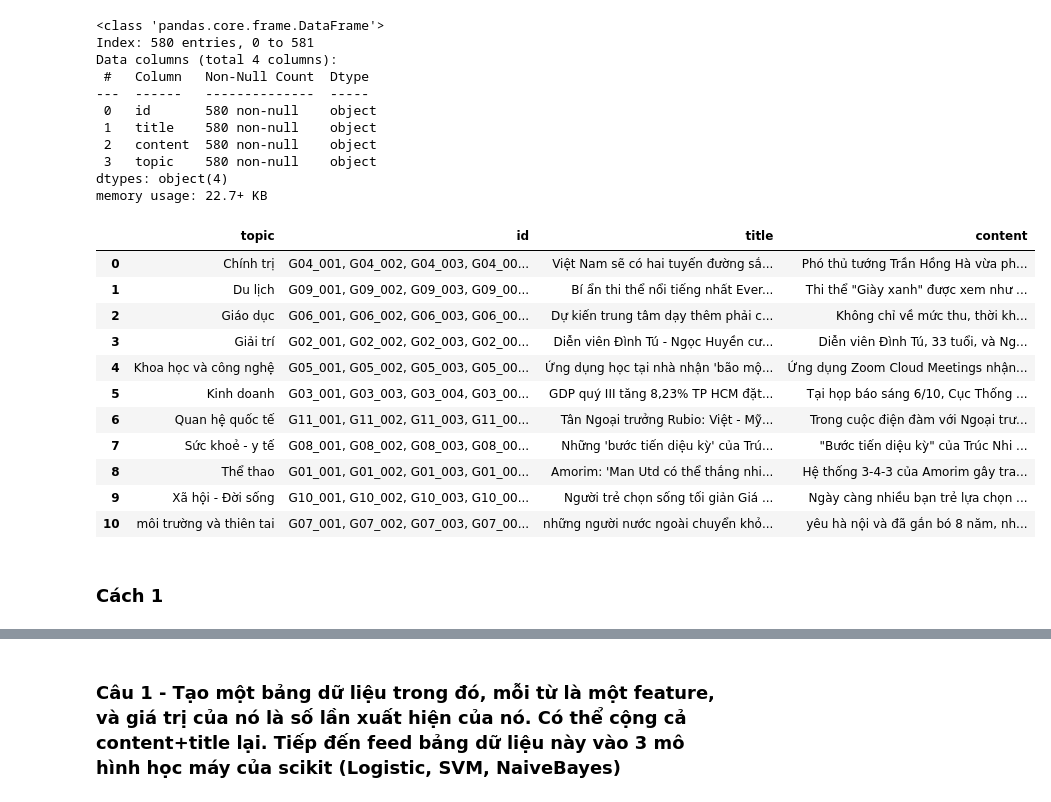
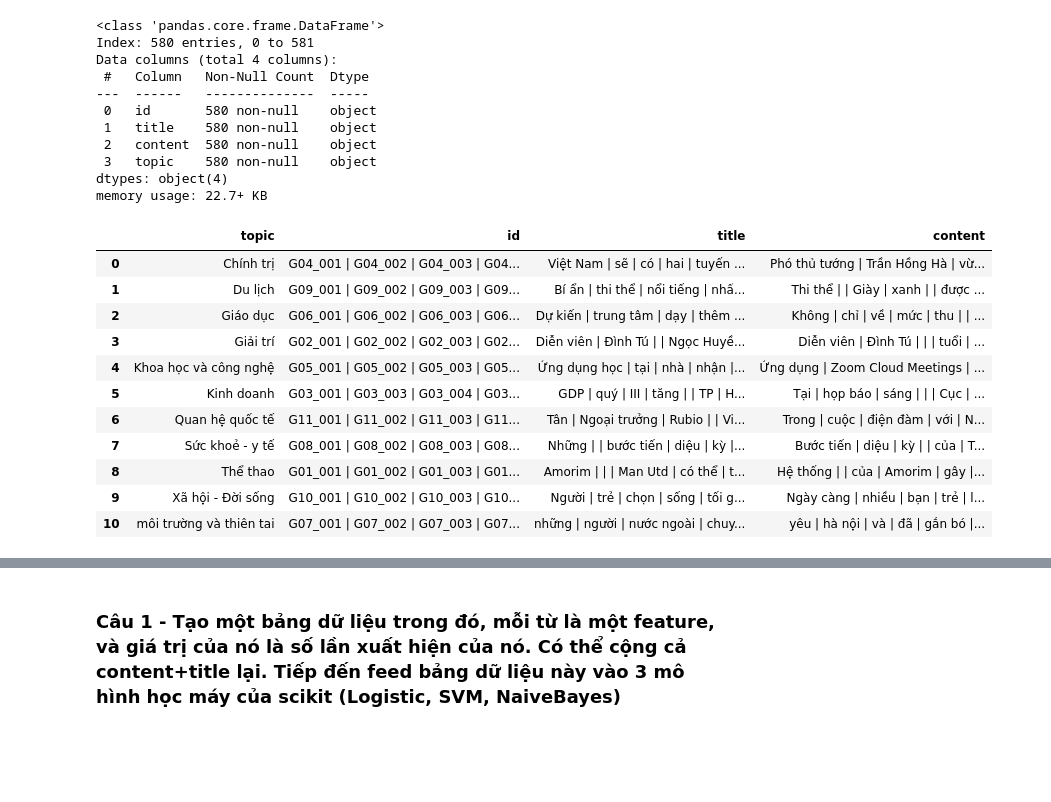
Before and after one commit to Leonn2285/NLP, a Jupyter notebook: trainModel Buoi_3/Project_SA.ipynb, the cells around one changed output, grey strips where cells are left out. Cells and saved outputs as stored; diff of their text form; code cells hidden in the pictures; blank space fills up the shorter version.

```diff
--- a/trainModel Buoi_3/Project_SA.ipynb
+++ b/trainModel Buoi_3/Project_SA.ipynb
@@ -45,23 +49,47 @@ memory usage: 22.7+ KB
+# %%
+# Tách từ cột title
+df['title'] = df['title'].apply(lambda x: ' | '.join(underthesea.word_tokenize(x)))
+# Tách từ cột content
+df['content'] = df['content'].apply(lambda x: ' | '.join(underthesea.word_tokenize(x)))
+# %%
+import re
+
+def clean_text(text):
+    # Loại bỏ các ký tự không phải chữ cái, số, khoảng trắng và dấu |
+    text = re.sub(r'[^\w\s|]', ' ', text)
+
+    # Loại bỏ số
+    text = re.sub(r'\d+', ' ', text)
+
+    # Loại bỏ khoảng trắng thừa
+    text = re.sub(r'\s+', ' ', text).strip()
+
+    # Loại bỏ các dấu | thừa
+    text = re.sub(r'\|+', '|', text)
+    text = re.sub(r'^\||\|$', '', text)
+
+    return text
+
+df['title'] = df['title'].apply(clean_text)
+df['content'] = df['content'].apply(clean_text)
 # %%
-combined_df = df.groupby('topic').agg({
-    'id': lambda x: ', '.join(x),
-    'title': lambda x: ' '.join(x),
-    'content': lambda x: ' '.join(x)
+combined_df_by_category = df.groupby('topic').agg({
+    'id': lambda x: ' | '.join(x),
+    'title': lambda x: ' | '.join(x),
+    'content': lambda x: ' | '.join(x)
 }).reset_index()
 
-display(combined_df)
+display(combined_df_by_category)
 # %% [output]
 |  | topic | id | title | content |
-| 0 | Chính trị | G04_001, G04_002, G04_003, G04_00... | Việt Nam sẽ có hai tuyến đường sắ... | Phó thủ tướng Trần Hồng Hà vừa ph... |
-| 1 | Du lịch | G09_001, G09_002, G09_003, G09_00... | Bí ẩn thi thể nổi tiếng nhất Ever... | Thi thể "Giày xanh" được xem như ... |
-| 2 | Giáo dục | G06_001, G06_002, G06_003, G06_00... | Dự kiến trung tâm dạy thêm phải c... | Không chỉ về mức thu, thời kh... |
-| 3 | Giải trí | G02_001, G02_002, G02_003, G02_00... | Diễn viên Đình Tú - Ngọc Huyền cư... | Diễn viên Đình Tú, 33 tuổi, và Ng... |
-| 4 | Khoa học và công nghệ | G05_001, G05_002, G05_003, G05_00... | Ứng dụng học tại nhà nhận 'bão mộ... | Ứng dụng Zoom Cloud Meetings nhận... |
-| 5 | Kinh doanh | G03_001, G03_003, G03_004, G03_00... | GDP quý III tăng 8,23% TP HCM đặt... | Tại họp báo sáng 6/10, Cục Thống ... |
-| 6 | Quan hệ quốc tế | G11_001, G11_002, G11_003, G11_00... | Tân Ngoại trưởng Rubio: Việt - Mỹ... | Trong cuộc điện đàm với Ngoại trư... |
-| 7 | Sức khoẻ - y tế | G08_001, G08_002, G08_003, G08_00... | Những 'bước tiến diệu kỳ' của Trú... | "Bước tiến diệu kỳ" của Trúc Nhi ... |
-| 8 | Thể thao | G01_001, G01_002, G01_003, G01_00... | Amorim: 'Man Utd có thể thắng nhi... | Hệ thống 3-4-3 của Amorim gây tra... |
-| 9 | Xã hội - Đời sống | G10_001, G10_002, G10_003, G10_00... | Người trẻ chọn sống tối giản Giá ... | Ngày càng nhiều bạn trẻ lựa chọn ... |
-| 10 | môi trường và thiên tai | G07_001, G07_002, G07_003, G07_00... | những người nước ngoài chuyển khỏ... | yêu hà nội và đã gắn bó 8 năm, nh... |
+| 0 | Chính trị | G04_001 | G04_002 | G04_003 | G04... | Việt Nam | sẽ | có | hai | tuyến ... | Phó thủ tướng | Trần Hồng Hà | vừ... |
+| 1 | Du lịch | G09_001 | G09_002 | G09_003 | G09... | Bí ẩn | thi thể | nổi tiếng | nhấ... | Thi thể | | Giày | xanh | | được ... |
+| 2 | Giáo dục | G06_001 | G06_002 | G06_003 | G06... | Dự kiến | trung tâm | dạy | thêm ... | Không | chỉ | về | mức | thu | | ... |
+| 3 | Giải trí | G02_001 | G02_002 | G02_003 | G02... | Diễn viên | Đình Tú | | Ngọc Huyề... | Diễn viên | Đình Tú | | | tuổi | ... |
+| 4 | Khoa học và công nghệ | G05_001 | G05_002 | G05_003 | G05... | Ứng dụng học | tại | nhà | nhận |... | Ứng dụng | Zoom Cloud Meetings | ... |
+| 5 | Kinh doanh | G03_001 | G03_003 | G03_004 | G03... | GDP | quý | III | tăng | | TP | H... | Tại | họp báo | sáng | | | Cục | ... |
+| 6 | Quan hệ quốc tế | G11_001 | G11_002 | G11_003 | G11... | Tân | Ngoại trưởng | Rubio | | Vi... | Trong | cuộc | điện đàm | với | N... |
+| 7 | Sức khoẻ - y tế | G08_001 | G08_002 | G08_003 | G08... | Những | | bước tiến | diệu | kỳ |... | Bước tiến | diệu | kỳ | | của | T... |
+| 8 | Thể thao | G01_001 | G01_002 | G01_003 | G01... | Amorim | | | Man Utd | có thể | t... | Hệ thống | | của | Amorim | gây |... |
+| 9 | Xã hội - Đời sống | G10_001 | G10_002 | G10_003 | G10... | Người | trẻ | chọn | sống | tối g... | Ngày càng | nhiều | bạn | trẻ | l... |
+| 10 | môi trường và thiên tai | G07_001 | G07_002 | G07_003 | G07... | những | người | nước ngoài | chuy... | yêu | hà nội | và | đã | gắn bó |... |
-# %% [markdown]
-### Cách 1
```
Also changed, not shown: parts of 19 cells of this notebook, 5 other files.
